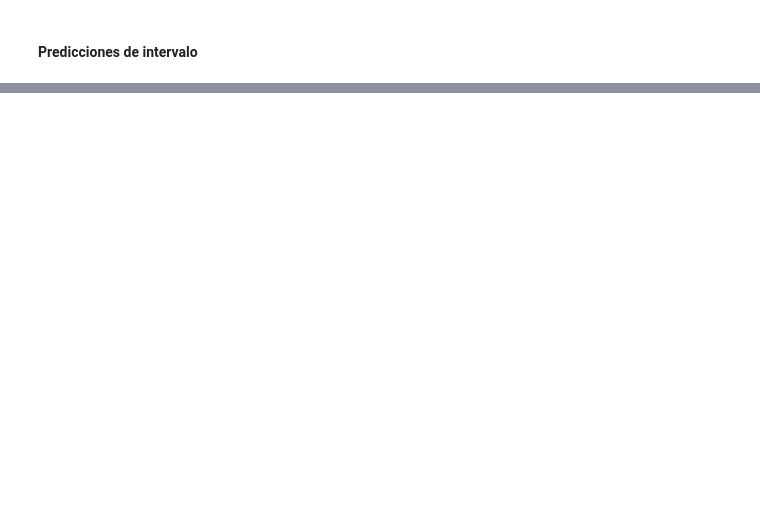
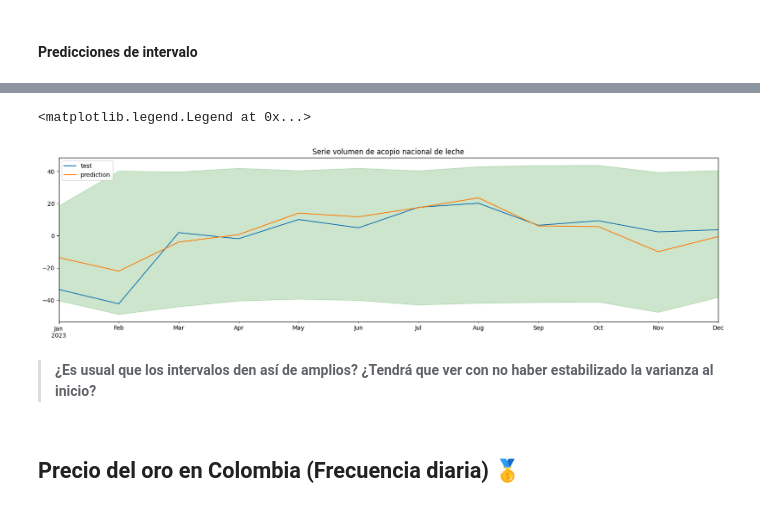
Before and after one commit to Mendivenson/Series-de-tiempo, a Jupyter notebook: Avance 2/Avance 2.ipynb, the cells around one changed output, grey strips where cells are left out. Saved outputs shown, nothing was run; the diff lists cells and outputs as text; code cells hidden in the pictures; blank space fills up the shorter version.

```diff
--- a/Avance 2/Avance 2.ipynb
+++ b/Avance 2/Avance 2.ipynb
@@ -358,0 +503,20 @@ ax.legend()
+# %%
+fig, ax = plot.subplots(figsize=(20,5))
+leche_test.plot(ax=ax, label = 'test')
+predicciones.plot(ax=ax, label = 'prediction')
+ax.fill_between(
+    intervalos.index,
+    intervalos['lower_bound'],
+    intervalos['upper_bound'],
+    color = 'green',
+    alpha = 0.2
+)
+plot.title('Serie volumen de acopio nacional de leche')
+ax.legend(loc = 'upper left')
+# %% [output]
+<matplotlib.legend.Legend at 0x...>
+[figure, added]
+# %% [markdown]
+> **¿Es usual que los intervalos den así de amplios? ¿Tendrá que ver con no haber estabilizado la varianza al inicio?**
+# %% [markdown]
+## **Precio del oro en Colombia (Frecuencia diaria) 🥇**
```
Also changed, not shown: parts of 33 cells of this notebook, 1 other file.
